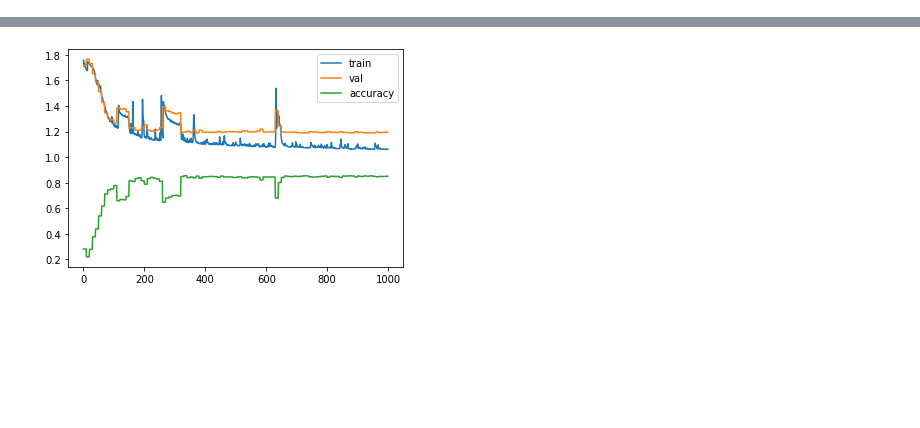
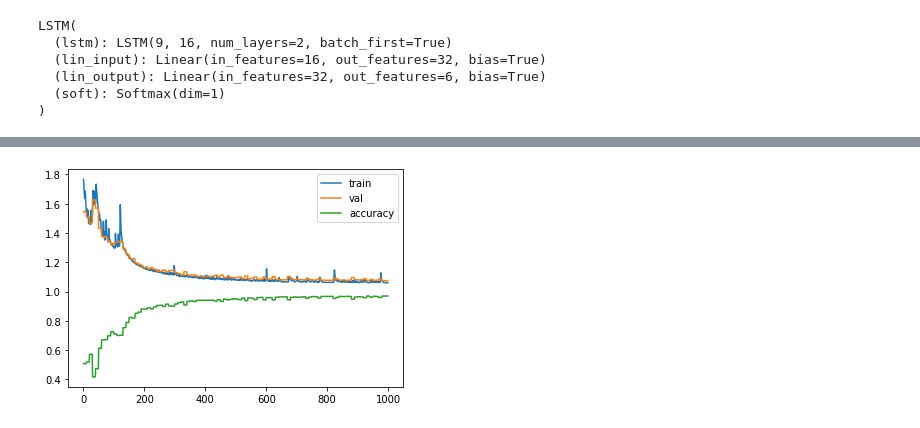
Before and after one commit to Ankowa/2ndGolem, a Jupyter notebook: models_testing.ipynb, the cells around one changed output, grey strips where cells are left out. Cells and saved outputs as stored; diff of their text form; code cells hidden in the pictures; blank space fills up the shorter version.

Commit message:
Increased LSTM's size and changed policy of data cleaning

```diff
--- a/models_testing.ipynb
+++ b/models_testing.ipynb
@@ -19,21 +21,31 @@ class LSTM(nn.Module):
         self.lstm = nn.LSTM(input_size, hidden_size, num_layers, batch_first=True)
         self.lin_input = nn.Linear(hidden_size, lin_size)
         self.lin_output = nn.Linear(lin_size, output_size)
+        self.drop = nn.Dropout(p=0.3)
         self.soft = nn.Softmax(dim=1)
 
     def forward(self, sequence):
         hidden_cell = (torch.zeros(self.num_layers, sequence.shape[0], self.hidden_size).type(torch.double),
                         torch.zeros(self.num_layers, sequence.shape[0], self.hidden_size).type(torch.double))
         lstm_out, _ = self.lstm(sequence, hidden_cell)
-        output = F.hardswish(self.lin_input(lstm_out[:, -1, :]))
-        output = self.soft(self.lin_output(output))
+        output = F.relu(self.lin_input(lstm_out[:, -1, :]))
+        output = self.soft(self.lin_output(self.drop(output)))
         return output
 
     def features_vector(self, sequence):
         hidden_cell = (torch.zeros(self.num_layers, sequence.shape[0], self.hidden_size).type(torch.double),
                         torch.zeros(self.num_layers, sequence.shape[0], self.hidden_size).type(torch.double))
         lstm_out, _ = self.lstm(sequence, hidden_cell)
-        output = F.hardswish(self.lin_input(lstm_out[:, -1, :]))
+        output = F.relu(self.lin_input(lstm_out[:, -1, :]))
         return output
 # %%
 seq_model = LSTM(9, 16, 2, 32, 6).double()
+seq_model.load_state_dict(torch.load(os.path.join('models', 'fullLSTM')))
+seq_model.eval()
+# %% [output]
+LSTM(
+  (lstm): LSTM(9, 16, num_layers=2, batch_first=True)
+  (lin_input): Linear(in_features=16, out_features=32, bias=True)
+  (lin_output): Linear(in_features=32, out_features=6, bias=True)
+  (soft): Softmax(dim=1)
+)
@@ -43,3 +52,6 @@ train_dataloader, test_dataloader = getDataloaders(sequences_train, labels, batc
+# %%
+sequences_train = loadSequential()
+train_dataloader = DataLoader(TensorDataset(torch.from_numpy(np.array(sequences_train)).type(torch.double), torch.from_numpy(labels).type(torch.long)), batch_size=100, shuffle=True)
 # %%
-train(seq_model, train_dataloader, test_dataloader, 1000, show_every=10)
+train(seq_model, train_dataloader, train_dataloader, 1000, show_every=10, save=True, name='fullLSTM')
 # %% [output]
@@ -48,2 +60,2 @@ Loss: 1.19491 accuracy: 0.85038
-[figure, old version]
+[figure, new version]
 # %%
```
Also changed, not shown: parts of 9 cells of this notebook.
